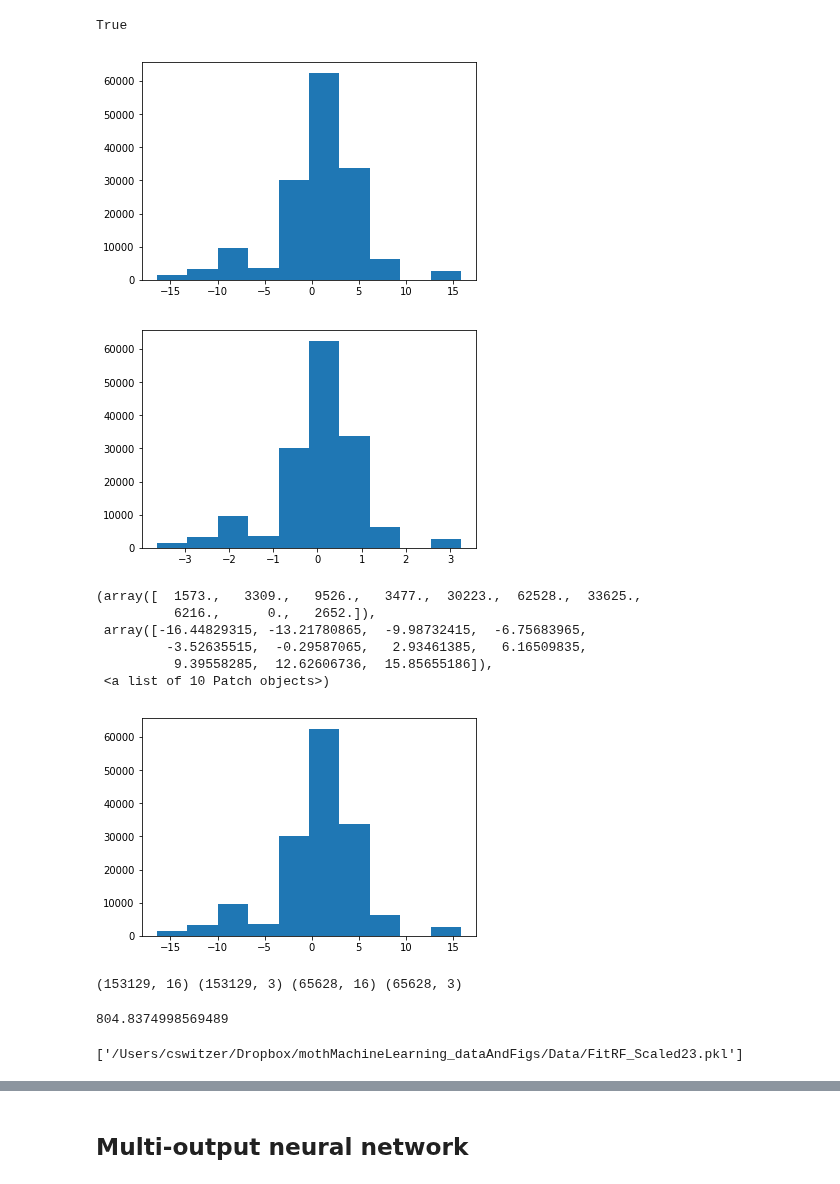
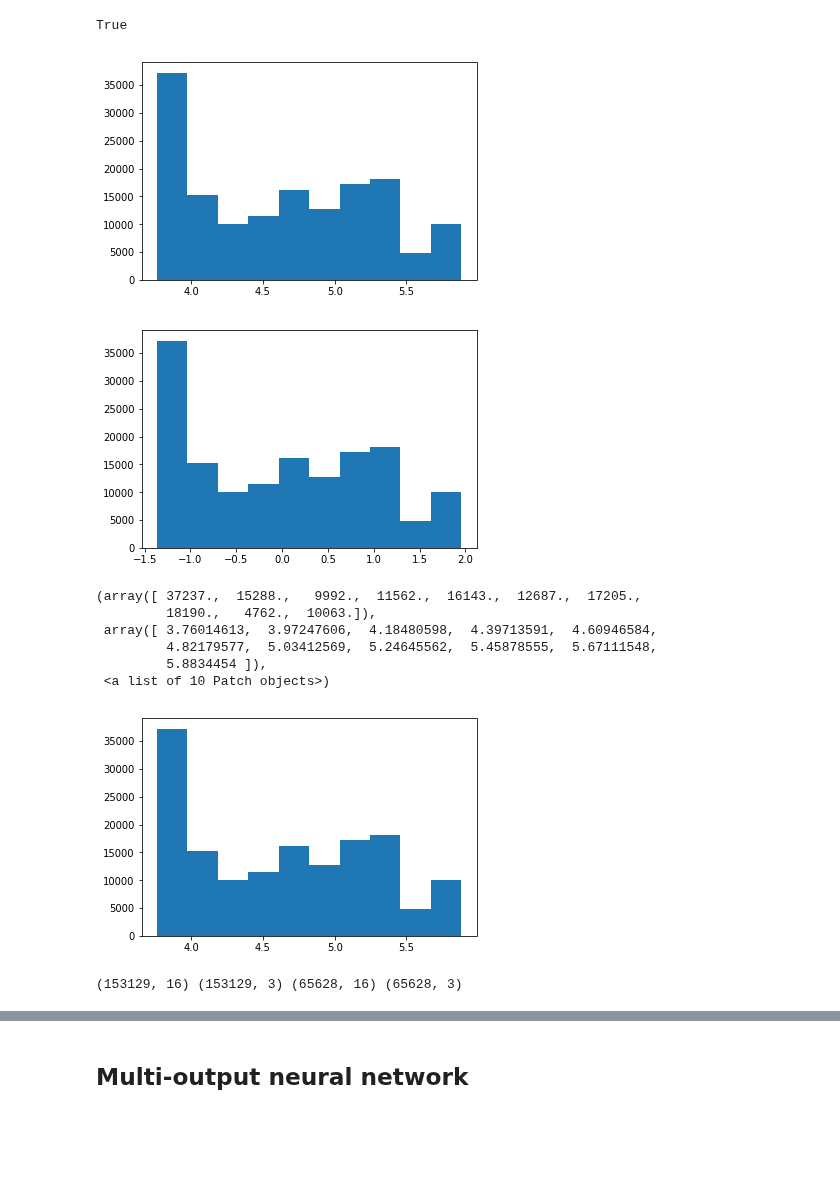
Before and after one commit to oliviatessa/MothMachineLearning, a Jupyter notebook: Train NN with large dataset.ipynb, the cells around one changed output, grey strips where cells are left out. Saved outputs shown, nothing was run; the diff lists cells and outputs as text; code cells hidden in the pictures; blank space fills up the shorter version.

```diff
--- a/Train NN with large dataset.ipynb
+++ b/Train NN with large dataset.ipynb
@@ -202,8 +202,14 @@ fa2.shape[0] - fa2.dropna().shape[0]
 
 Now fit models
 # %%
-X = combDF.iloc[:, np.concatenate((np.arange(0,8), np.arange(792,800)))]
+X = combDF.iloc[:, np.concatenate((np.arange(0,8), np.arange(792,800)))].copy()
 Y = combDF.iloc[:, [803, 805, 806]]
+
+# # subtract x_0 and y_0 from everything
+X.x_99 = X.x_99 - X.x_0
+X.y_99 = X.y_99 - X.y_0
+
+X.x_0 = X.y_0 = 0
 # %%
 Y.head()
 # %% [output]
@@ -250,34 +256,34 @@ True
 # save scalers
 import pickle
 
-with open(os.path.join(dataDir, "StandardScaler.pkl"), 'wb') as f:  # Python 3: open(..., 'wb')
+with open(os.path.join(dataDir, "StandardScaler_zerod.pkl"), 'wb') as f:  # Python 3: open(..., 'wb')
     pickle.dump([scalerX, scalerY], f)
 # %%
 del scalerX
 del scalerY
 # %%
 # Getting back the objects:
-with open(os.path.join(dataDir, "StandardScaler.pkl"), 'rb') as f:  # Python 3: open(..., 'rb')
+with open(os.path.join(dataDir, "StandardScaler_zerod.pkl"), 'rb') as f:  # Python 3: open(..., 'rb')
     scalerX, scalerY = pickle.load(f)
 # %%
 # check scaler
-plt.hist(Xtrain.iloc[:, 0])
+plt.hist(Xtrain.iloc[:, 3])
 plt.show()
-plt.hist(Xtrain_scaled[:,0])
+plt.hist(Xtrain_scaled[:,3])
 plt.show()
 
 xcheck = scalerX.inverse_transform(Xtrain_scaled)
-plt.hist(xcheck[:,0])
+plt.hist(xcheck[:,3])
 # %% [output]
-[figure, old version]
+[figure, new version]
-[figure, old version]
+[figure, new version]
-(array([  1573.,   3309.,   9526.,   3477.,  30223.,  62528.,  33625.,
-          6216.,      0.,   2652.]),
- array([-16.44829315, -13.21780865,  -9.98732415,  -6.75683965,
-         -3.52635515,  -0.29587065,   2.93461385,   6.16509835,
-          9.39558285,  12.62606736,  15.85655186]),
+(array([ 37237.,  15288.,   9992.,  11562.,  16143.,  12687.,  17205.,
+         18190.,   4762.,  10063.]),
+ array([ 3.76014613,  3.97247606,  4.18480598,  4.39713591,  4.60946584,
+         4.82179577,  5.03412569,  5.24645562,  5.45878555,  5.67111548,
+         5.8834454 ]),
  <a list of 10 Patch objects>)
-[figure, old version]
+[figure, new version]
 # %%
 print(Xtrain.shape,  Ytrain.shape, Xtest.shape, Ytest.shape)
 # %% [output]
@@ -286,15 +292,11 @@ print(Xtrain.shape,  Ytrain.shape, Xtest.shape, Ytest.shape)
 from sklearn.multioutput import MultiOutputRegressor
 from sklearn.ensemble import RandomForestRegressor
 # %%
-stt = time.time()
-mor = MultiOutputRegressor(RandomForestRegressor(500, n_jobs = 4)).fit(Xtrain_scaled, Ytrain_scaled)
-print(time.time() - stt) # ~ 13 minutes
+# stt = time.time()
+# mor = MultiOutputRegressor(RandomForestRegressor(500, n_jobs = 4)).fit(Xtrain_scaled, Ytrain_scaled)
+# print(time.time() - stt) # ~ 13 minutes
-# %% [output]
-804.8374998569489
 # %%
-# save RF model
-from sklearn.externals import joblib
-joblib.dump(mor, os.path.join(dataDir, "FitRF_Scaled2.pkl"))
+# # save RF model
+# from sklearn.externals import joblib
+# joblib.dump(mor, os.path.join(dataDir, "FitRF_Scaled2.pkl"))
-# %% [output]
-['/Users/cswitzer/Dropbox/mothMachineLearning_dataAndFigs/Data/FitRF_Scaled23.pkl']
 # %%
```
Also changed, not shown: parts of 51 cells of this notebook, 3 other files.
